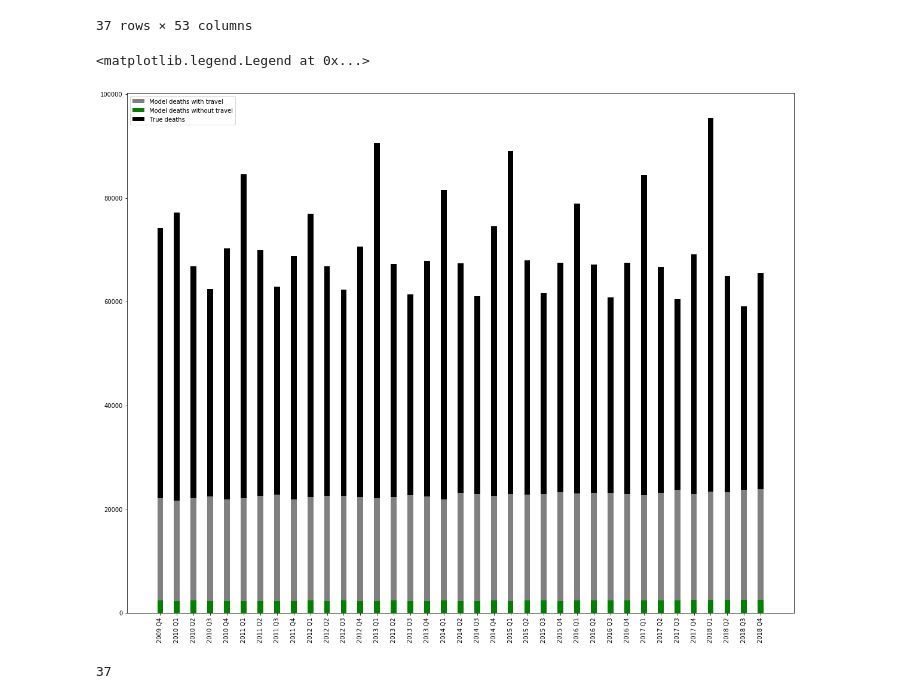
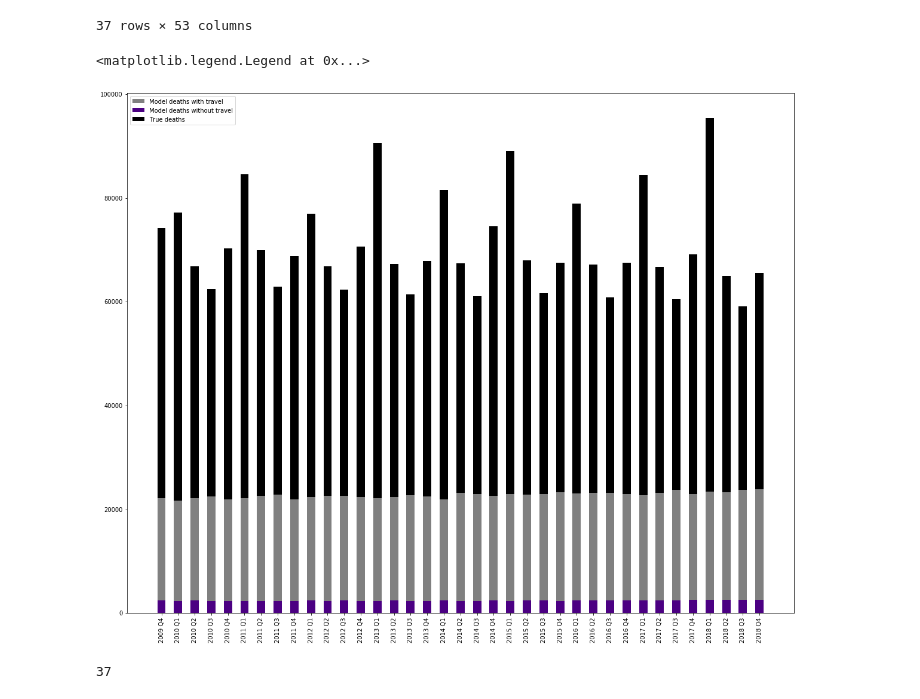
Before and after one commit to klepikhina/CSCI5352-AirTravelInfluenza, a Jupyter notebook: Code/deaths_histogram.ipynb, the cells around one changed output. Saved outputs shown, nothing was run; the diff lists cells and outputs as text; code cells hidden in the pictures.

Commit message:
changing colors of bar plot

```diff
--- a/Code/deaths_histogram.ipynb
+++ b/Code/deaths_histogram.ipynb
@@ -112,30 +112,30 @@ deaths_travel_2
 # %%
 plt.figure(figsize=[20,16])
 ind = np.arange(37)
-width = 0.35
+width = 0.5
 p1 = plt.bar(ind, deaths_travel_2['total_deaths'], width,
              bottom=deaths_no_travel['total_deaths'], color='grey')
-p2 = plt.bar(ind, deaths_no_travel['total_deaths'], width, color='green')
+p2 = plt.bar(ind, deaths_no_travel['total_deaths'], width, color='indigo')
 #              bottom=menMeans, yerr=womenStd)
 p3 = plt.bar(ind, grouped['DeathsFromPneumoniaAndInfluenza'][:-1], width,
              bottom=deaths_travel_2['total_deaths'], color='black')
 
 plt.xticks(ind, ('2009 Q4',
                 '2010 Q1', '2010 Q2', '2010 Q3', '2010 Q4',
                 '2011 Q1', '2011 Q2', '2011 Q3', '2011 Q4',
                 '2012 Q1', '2012 Q2', '2012 Q3', '2012 Q4',
                 '2013 Q1', '2013 Q2', '2013 Q3', '2013 Q4',
                 '2014 Q1', '2014 Q2', '2014 Q3', '2014 Q4',
                 '2015 Q1', '2015 Q2', '2015 Q3', '2015 Q4',
                 '2016 Q1', '2016 Q2', '2016 Q3', '2016 Q4',
                 '2017 Q1', '2017 Q2', '2017 Q3', '2017 Q4',
                 '2018 Q1', '2018 Q2', '2018 Q3', '2018 Q4'), rotation=90)
 # plt.yticks(np.arange(0, 81, 10))
 # plt.xticks(rotation=70)
 plt.legend((p1[0], p2[0], p3[0]), ('Model deaths with travel', 'Model deaths without travel', 'True deaths'))
 # %% [output]
 <matplotlib.legend.Legend at 0x...>
-[figure, old version]
+[figure, new version]
 # %%
 len(grouped['DeathsFromPneumoniaAndInfluenza'][:-1])
 # %% [output]
```
